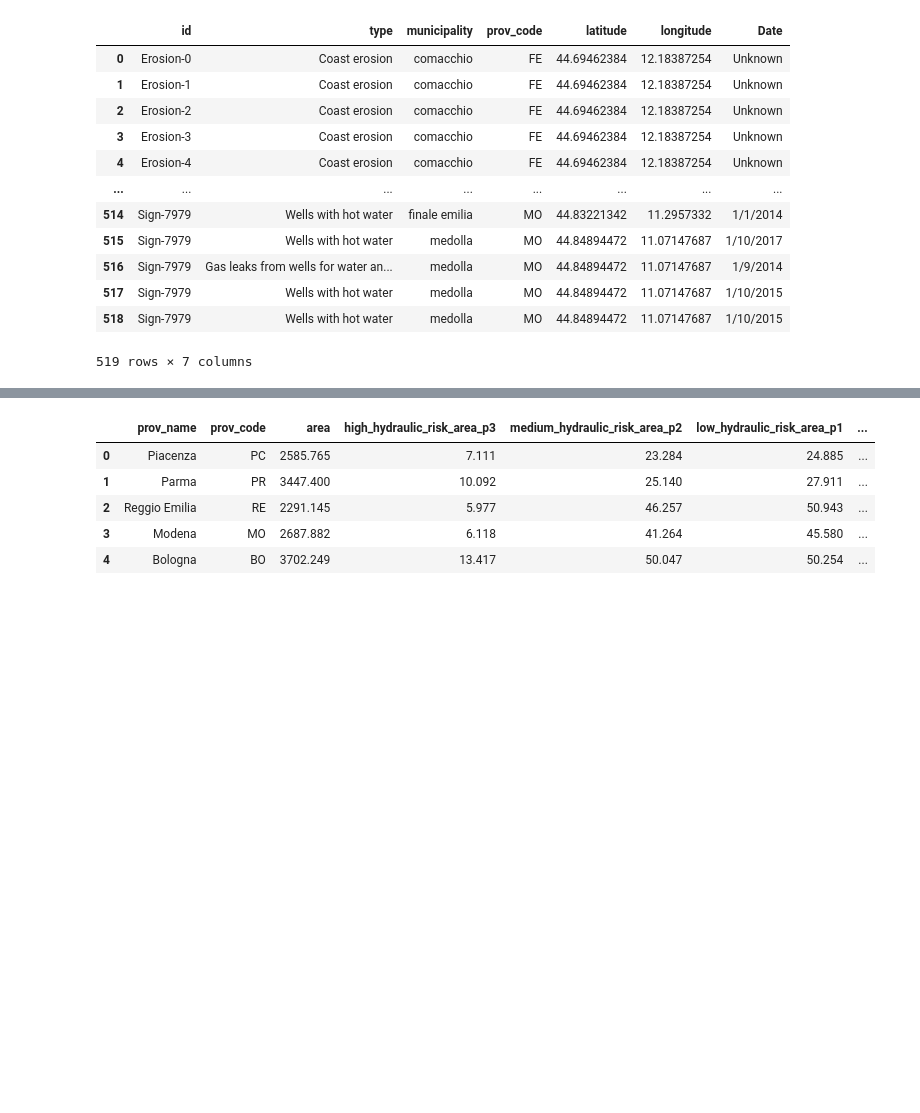
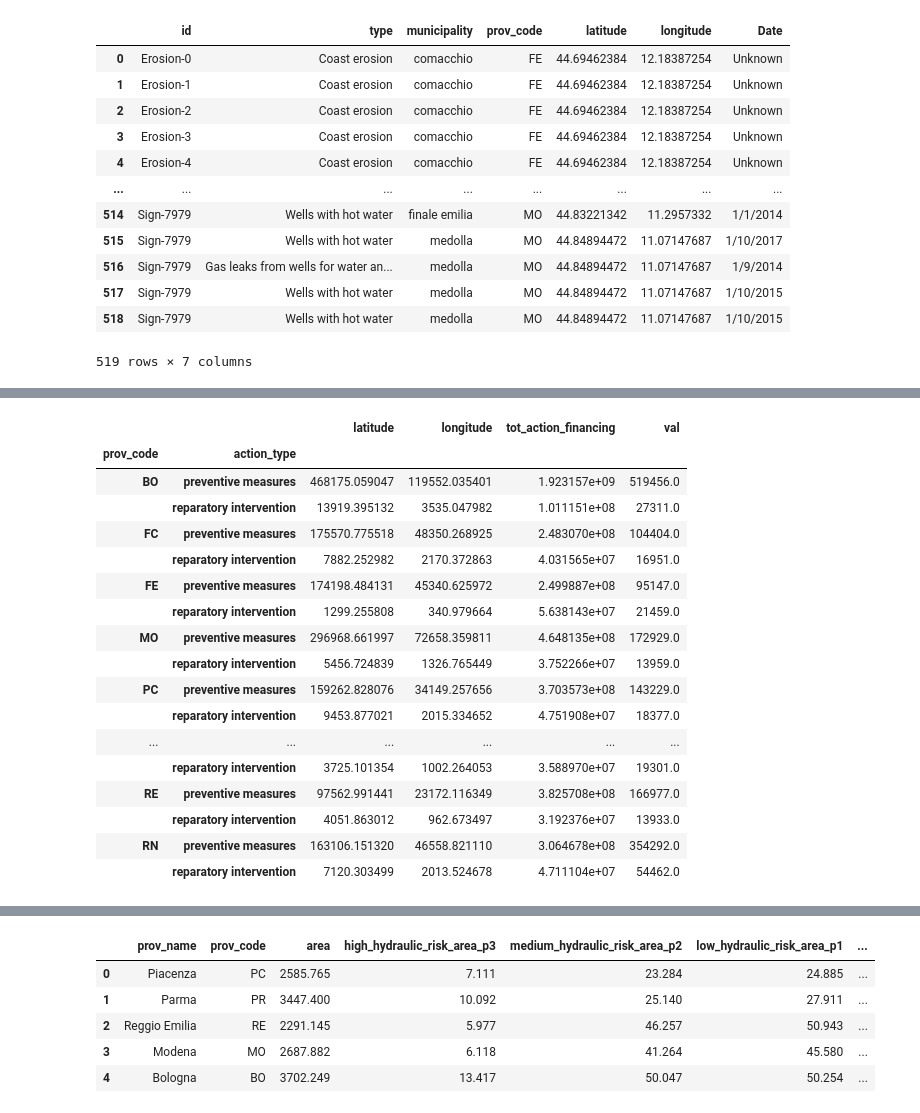
Before and after one commit to ChiaraCati/FlooData, a Jupyter notebook: software/datasets_update.ipynb, the cells around one changed output, grey strips where cells are left out. Cells and saved outputs as stored; diff of their text form; code cells hidden in the pictures; blank space fills up the shorter version.

```diff
--- a/software/datasets_update.ipynb
+++ b/software/datasets_update.ipynb
@@ -159,0 +248,26 @@ actions
+# %%
+for (i,t) , r in df_prov_group.iterrows():
+    for j, v in province.iterrows():
+        if i == v['prov_code']:
+            df_prov_group.at[(i,t), 'val'] = float(r['tot_action_financing'])//v['area (kmq)']
+
+df_prov_group
+# %% [output]
+|  |  | latitude | longitude | tot_action_financing | val |
+| prov_code | action_type |  |  |  |  |
+| BO | preventive measures | 468175.059047 | 119552.035401 | 1.923157e+09 | 519456.0 |
+|  | reparatory intervention | 13919.395132 | 3535.047982 | 1.011151e+08 | 27311.0 |
+| FC | preventive measures | 175570.775518 | 48350.268925 | 2.483070e+08 | 104404.0 |
+|  | reparatory intervention | 7882.252982 | 2170.372863 | 4.031565e+07 | 16951.0 |
+| FE | preventive measures | 174198.484131 | 45340.625972 | 2.499887e+08 | 95147.0 |
+|  | reparatory intervention | 1299.255808 | 340.979664 | 5.638143e+07 | 21459.0 |
+| MO | preventive measures | 296968.661997 | 72658.359811 | 4.648135e+08 | 172929.0 |
+|  | reparatory intervention | 5456.724839 | 1326.765449 | 3.752266e+07 | 13959.0 |
+| PC | preventive measures | 159262.828076 | 34149.257656 | 3.703573e+08 | 143229.0 |
+|  | reparatory intervention | 9453.877021 | 2015.334652 | 4.751908e+07 | 18377.0 |
+| ... | ... | ... | ... | ... | ... |
+|  | reparatory intervention | 3725.101354 | 1002.264053 | 3.588970e+07 | 19301.0 |
+| RE | preventive measures | 97562.991441 | 23172.116349 | 3.825708e+08 | 166977.0 |
+|  | reparatory intervention | 4051.863012 | 962.673497 | 3.192376e+07 | 13933.0 |
+| RN | preventive measures | 163106.151320 | 46558.821110 | 3.064678e+08 | 354292.0 |
+|  | reparatory intervention | 7120.303499 | 2013.524678 | 4.711104e+07 | 54462.0 |
```
Also changed, not shown: parts of 18 cells of this notebook, 4 other files.
